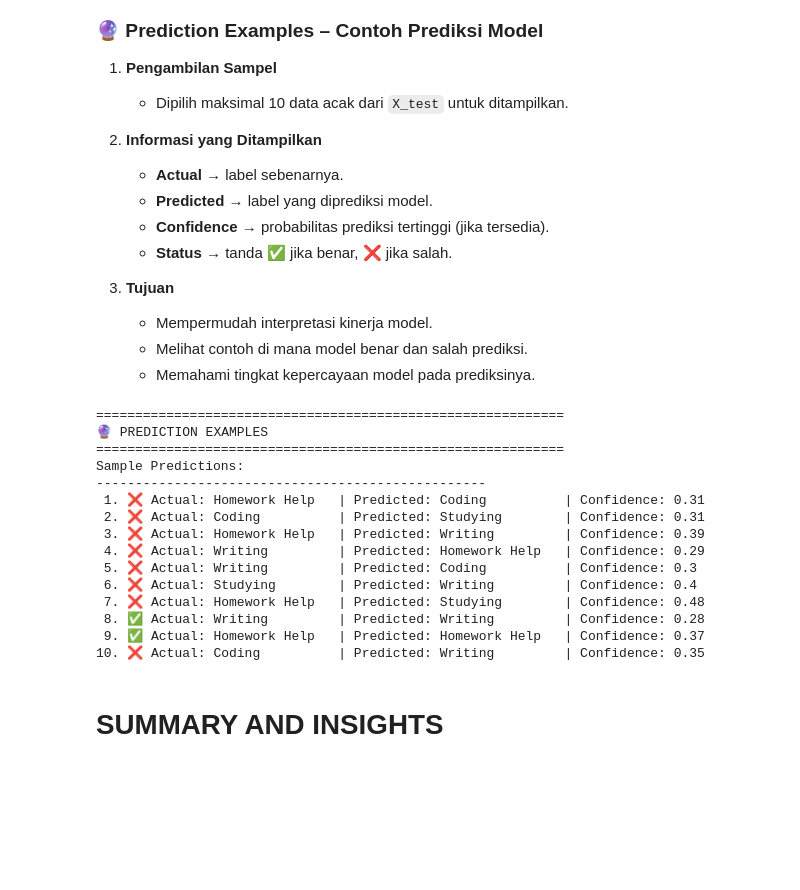
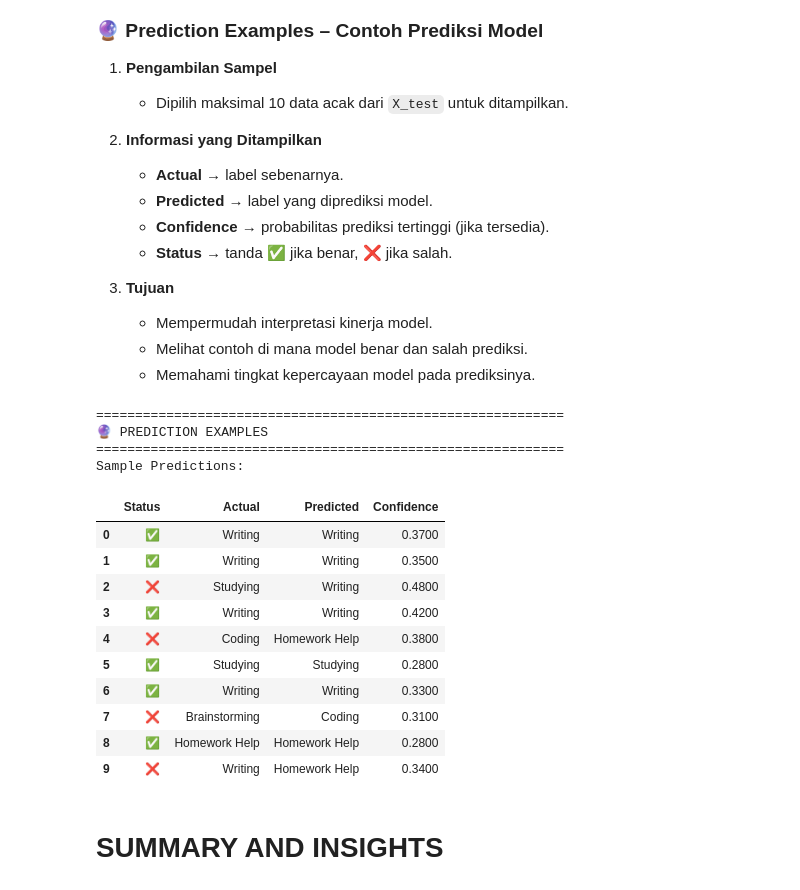
Before and after one commit to Fzz90/proj_AI_Assistant_Usage, a Jupyter notebook: notebooks/03_classification_analysis.ipynb, the cells around one changed output. Cells and saved outputs as stored; diff of their text form; code cells hidden in the pictures; blank space fills up the shorter version.

```diff
--- a/notebooks/03_classification_analysis.ipynb
+++ b/notebooks/03_classification_analysis.ipynb
@@ -792,43 +923,56 @@ Bagian **🔮 PREDICTION EXAMPLES** ini fungsinya untuk memberikan contoh nyata
 # %%
 print("\n" + "="*60)
 print("🔮 PREDICTION EXAMPLES")
 print("="*60)
 
 # Show some prediction examples
 n_examples = min(10, len(X_test))
 example_indices = np.random.choice(len(X_test), n_examples, replace=False)
 
-print("Sample Predictions:")
-print("-" * 50)
+# Create a list to hold the data
+examples_data = []
 
 for i, idx in enumerate(example_indices):
     actual = target_classes[y_test[idx]]
-    predicted = target_classes[y_pred_best[idx]]
+    predicted = target_classes[y_pred_best[idx]]  # Assuming y_pred_best is defined; adjust if needed
 
     # Check if 'y_pred_proba' exists in best_model_results before accessing
     if 'y_pred_proba' in best_model_results and best_model_results['y_pred_proba'] is not None:
         confidence = np.max(best_model_results['y_pred_proba'][idx])
+        confidence = f"{confidence:.4f}"  # Format to 4 decimal places for readability
     else:
         confidence = "N/A"
 
+    status = "✅" if actual == predicted else "❌"
 
-    status = "✅" if actual == predicted else "❌"
-    print(f"{i+1:2d}. {status} Actual: {actual:15} | Predicted: {predicted:15} | Confidence: {confidence}")
+    examples_data.append({
+        'Status': status,
+        'Actual': actual,
+        'Predicted': predicted,
+        'Confidence': confidence
+    })
+
+# Create DataFrame
+examples_df = pd.DataFrame(examples_data)
+
+# Display the table
+print("Sample Predictions:")
+display(examples_df)  # Use display() for nicer table in Jupyter notebook
 # %% [output]
 ============================================================
 🔮 PREDICTION EXAMPLES
 ============================================================
 Sample Predictions:
---------------------------------------------------
- 1. ❌ Actual: Homework Help   | Predicted: Coding          | Confidence: 0.31
- 2. ❌ Actual: Coding          | Predicted: Studying        | Confidence: 0.31
- 3. ❌ Actual: Homework Help   | Predicted: Writing         | Confidence: 0.39
- 4. ❌ Actual: Writing         | Predicted: Homework Help   | Confidence: 0.29
- 5. ❌ Actual: Writing         | Predicted: Coding          | Confidence: 0.3
- 6. ❌ Actual: Studying        | Predicted: Writing         | Confidence: 0.4
- 7. ❌ Actual: Homework Help   | Predicted: Studying        | Confidence: 0.48
- 8. ✅ Actual: Writing         | Predicted: Writing         | Confidence: 0.28
- 9. ✅ Actual: Homework Help   | Predicted: Homework Help   | Confidence: 0.37
-10. ❌ Actual: Coding          | Predicted: Writing         | Confidence: 0.35
+|  | Status | Actual | Predicted | Confidence |
+| 0 | ✅ | Writing | Writing | 0.3700 |
+| 1 | ✅ | Writing | Writing | 0.3500 |
+| 2 | ❌ | Studying | Writing | 0.4800 |
+| 3 | ✅ | Writing | Writing | 0.4200 |
+| 4 | ❌ | Coding | Homework Help | 0.3800 |
+| 5 | ✅ | Studying | Studying | 0.2800 |
+| 6 | ✅ | Writing | Writing | 0.3300 |
+| 7 | ❌ | Brainstorming | Coding | 0.3100 |
+| 8 | ✅ | Homework Help | Homework Help | 0.2800 |
+| 9 | ❌ | Writing | Homework Help | 0.3400 |
 # %% [markdown]
 # **SUMMARY AND INSIGHTS**
```
Also changed, not shown: parts of 12 cells of this notebook.
